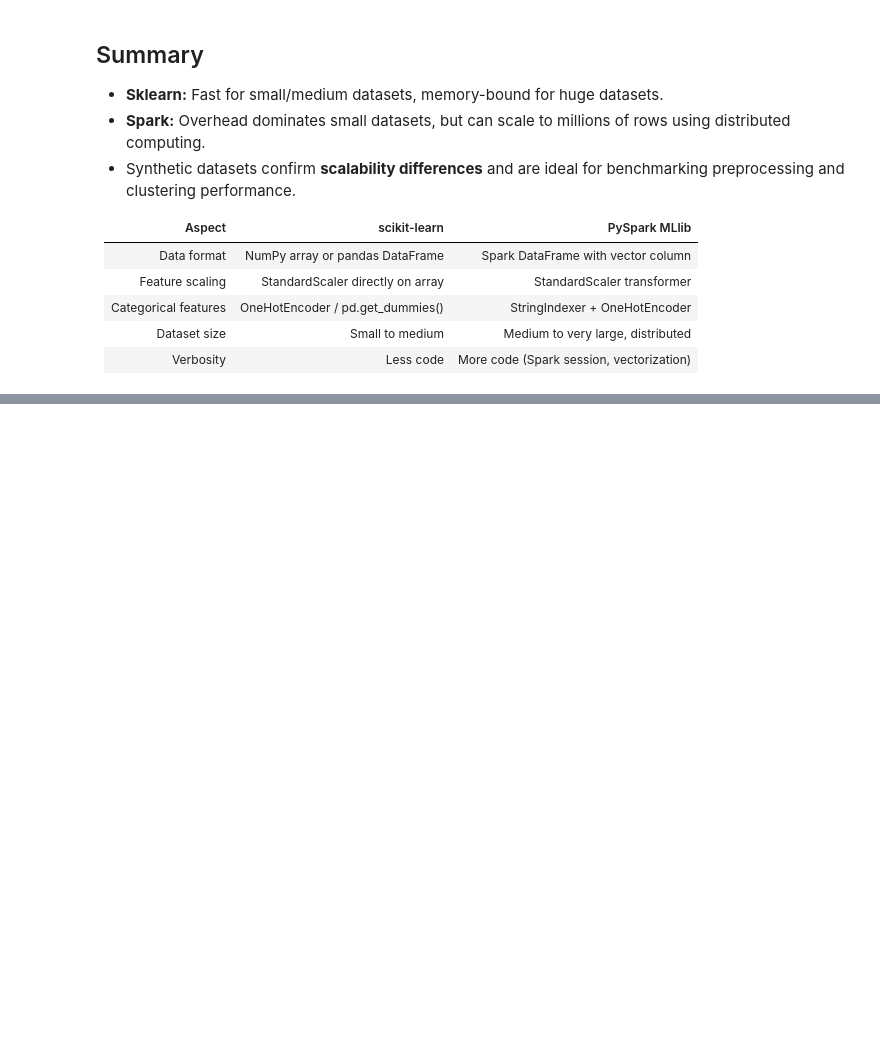
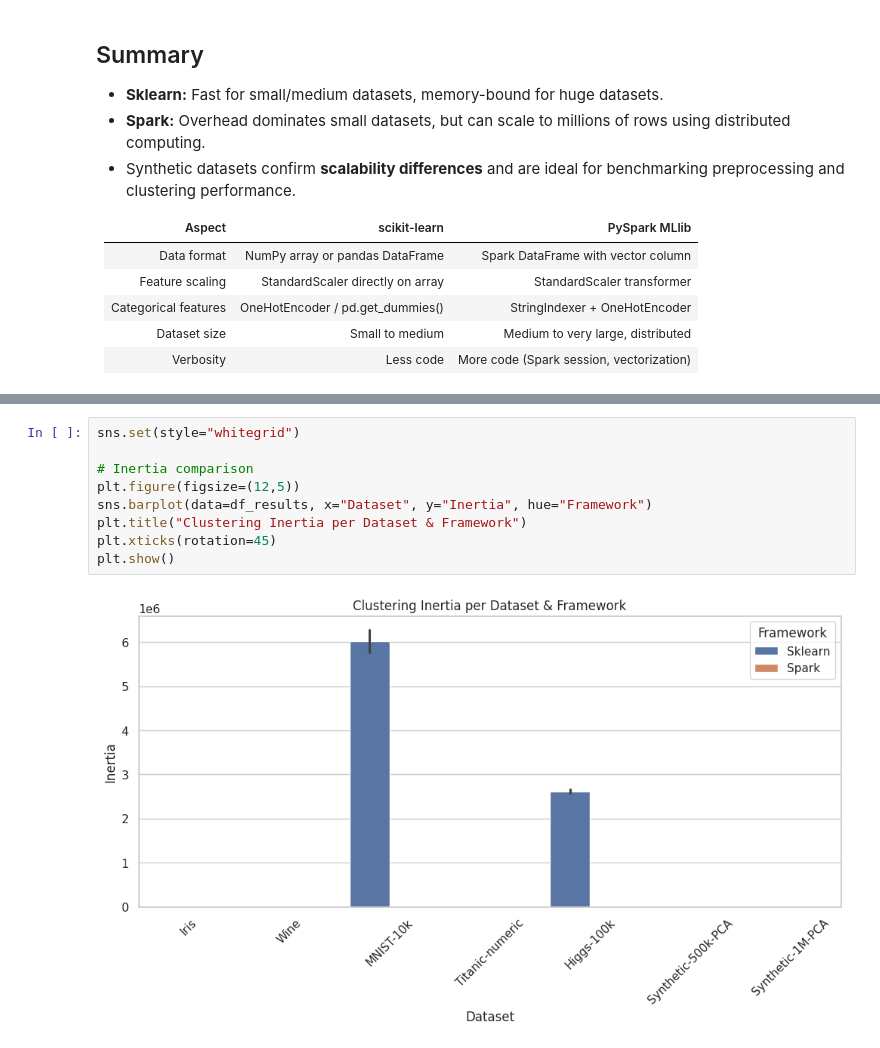
Before and after one commit to LudmilaAmriou/Big-Data-Clustering, a Jupyter notebook: notebooks/k-means.ipynb, the cells around one changed output, grey strips where cells are left out. Drawn from its saved outputs; the diff is of its cells as text; blank space fills up the shorter version.

```diff
--- a/notebooks/k-means.ipynb
+++ b/notebooks/k-means.ipynb
@@ -524,0 +1052,11 @@ When generating or scaling very large datasets (e.g., 10M samples × 20+ feature
+# %%
+sns.set(style="whitegrid")
+
+# Inertia comparison
+plt.figure(figsize=(12,5))
+sns.barplot(data=df_results, x="Dataset", y="Inertia", hue="Framework")
+plt.title("Clustering Inertia per Dataset & Framework")
+plt.xticks(rotation=45)
+plt.show()
+# %% [output]
+[figure, added]
```
Also changed, not shown: parts of 33 cells of this notebook, 2 other files.
